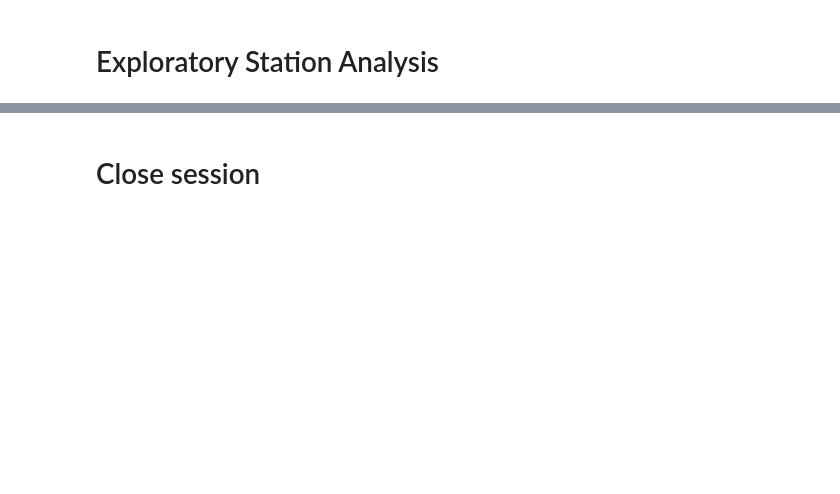
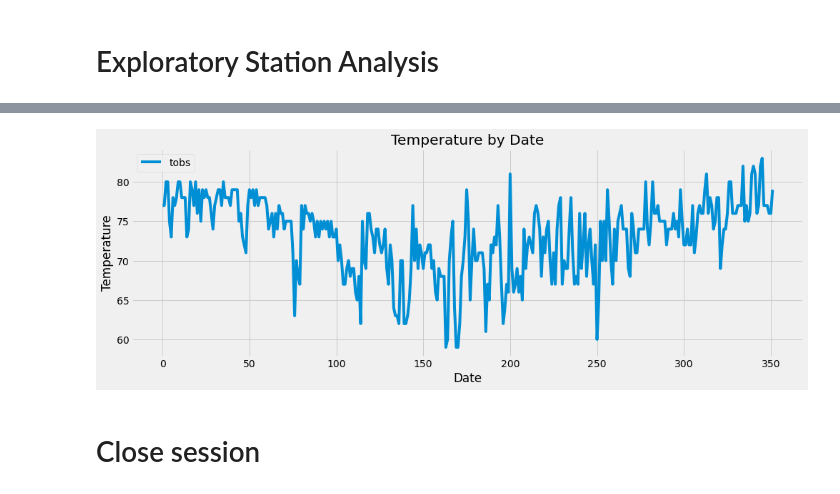
Before and after one commit to BrandonOverlie/sqlalchemy-challenge, a Jupyter notebook: climate_starter.ipynb, the cells around one changed output, grey strips where cells are left out. Cells and saved outputs as stored; diff of their text form; code cells hidden in the pictures; blank space fills up the shorter version.

```diff
--- a/climate_starter.ipynb
+++ b/climate_starter.ipynb
@@ -67,3 +151,6 @@ Base.classes.keys()
 # %%
 # Using the most active station id
 # Query the last 12 months of temperature observation data for this station and plot the results as a histogram
+station_USC00519281_temp_last_year = session.query(Measurement.station, Measurement.date, Measurement.tobs).\
+    filter(Measurement.station == 'USC00519281', Measurement.date >= last_year).all()
+station_USC00519281_temp_last_year
@@ -69,0 +175,4 @@ Base.classes.keys()
+# %%
+station_USC00519281_temp_last_year_df =\
+    pd.DataFrame(station_USC00519281_temp_last_year, columns = ['station', 'date', 'tobs'])
+station_USC00519281_temp_last_year_df
@@ -70,3 +193,13 @@ Base.classes.keys()
+# %%
+station_USC00519281_temp_last_year_df.plot(figsize = (15, 5))
+
+plt.grid(True)
+plt.title('Temperature by Date')
+plt.xlabel('Date')
+plt.ylabel('Temperature')
+plt.show()
+# %% [output]
+[figure, added]
 # %% [markdown]
 # Close session
 # %%
```
Also changed, not shown: parts of 16 cells of this notebook, 1 other file.
